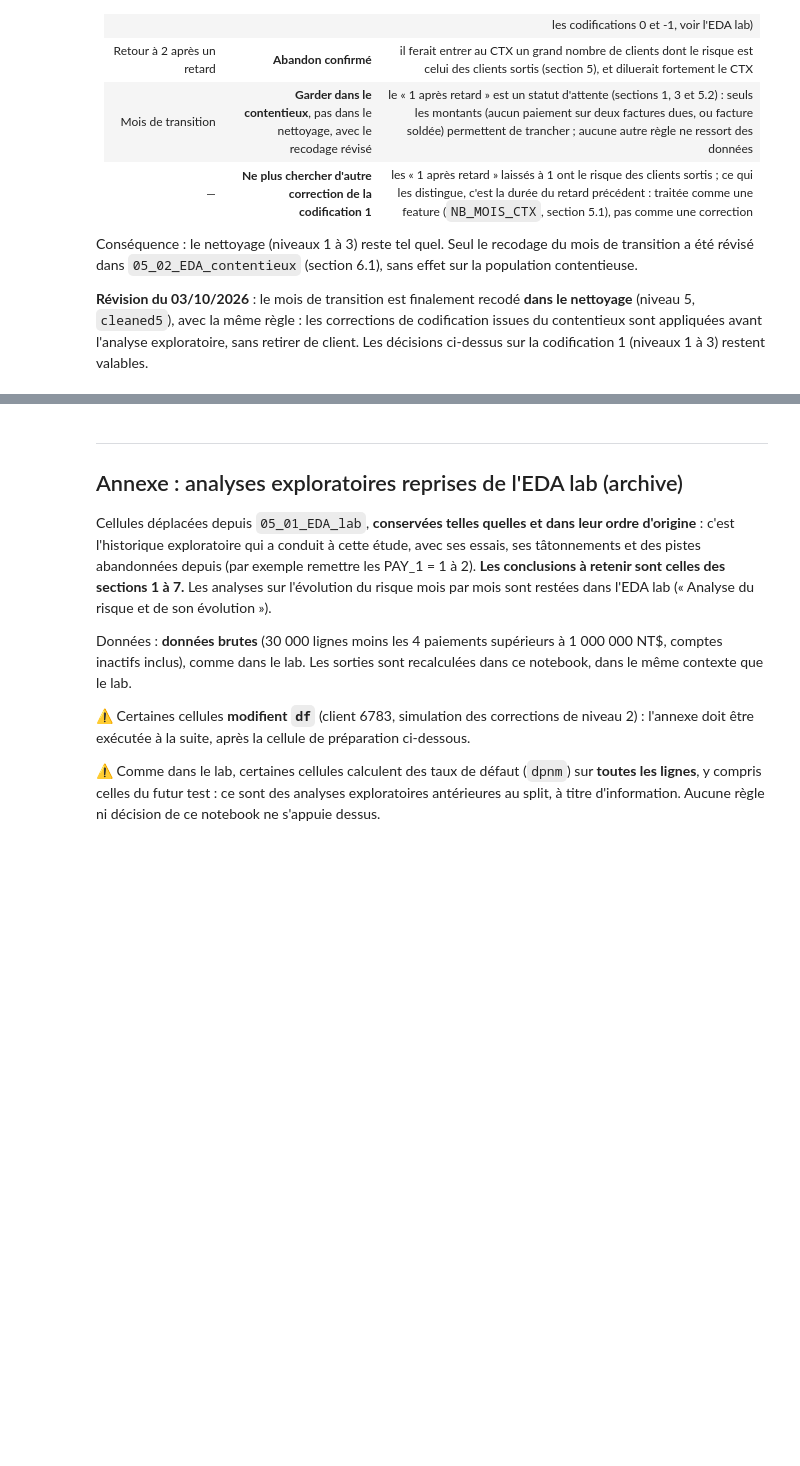
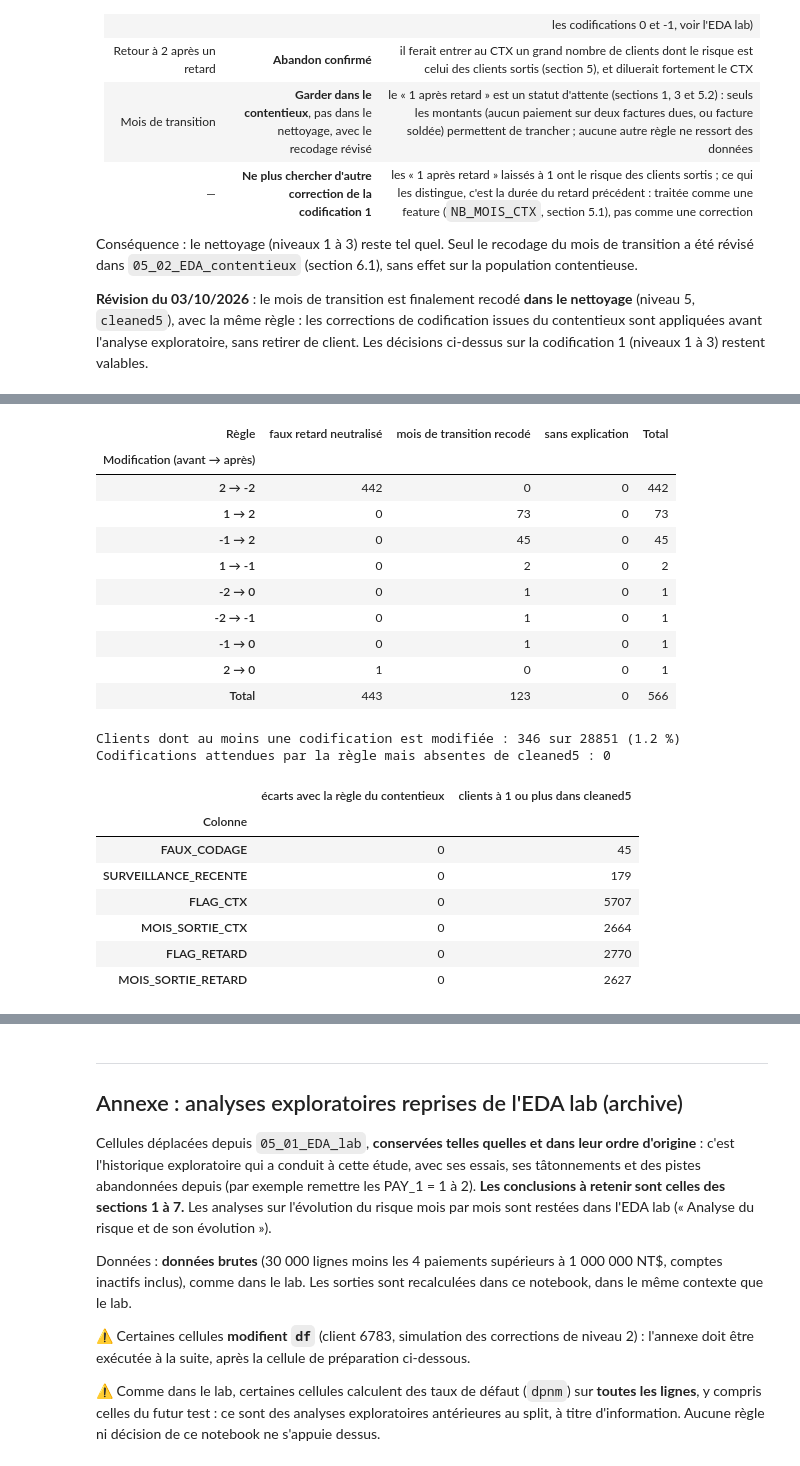
Before and after one commit to johan-mac-59/RiskLens_ML, a Jupyter notebook: src/05_04_EDA_codification1.ipynb, the cells around one changed output, grey strips where cells are left out. Saved outputs shown, nothing was run; the diff lists cells and outputs as text; code cells hidden in the pictures; blank space fills up the shorter version.

```diff
--- a/src/05_04_EDA_codification1.ipynb
+++ b/src/05_04_EDA_codification1.ipynb
@@ -699,0 +719,17 @@ Conséquence : le nettoyage (niveaux 1 à 3) reste tel quel. Seul le recodage du
+# %%
+# Données du contrôle : cleaned4 (avant les corrections de codification) et cleaned5 (après), mêmes lignes
+df_c4 = pd.read_csv(root_dir / "data" / "cleaned4_creditcard.csv")
+df_c5 = pd.read_csv(root_dir / "data" / "cleaned5_creditcard.csv")
+assert (df_c4['ID'].values == df_c5['ID'].values).all(), "cleaned4 et cleaned5 doivent avoir les mêmes lignes"
+
+# Mêmes clients de train que les sections 4 à 6 (le split a été fait sur cleaned3, périmètre S12)
+c4_id, c5_id = df_c4.set_index('ID'), df_c5.set_index('ID')
+assert df_train['ID'].isin(c5_id.index).all()
+train4 = c4_id.loc[df_train['ID']].set_index(df_train.index)
+train5 = c5_id.loc[df_train['ID']].set_index(df_train.index)
+
+# Ce que la règle du contentieux (copies de 05_02, section 0) produit à partir de cleaned4 : la référence attendue
+attendu4, faux_codage4, surveillance4 = corriger_faux_codage(df_c4, neutraliser_endormis=True)
+attendu4['PAY_1'] = recodage_pay1(attendu4)
+statuts_c4 = statut_ctx_regle2(df_c4)
+print(f"cleaned4 et cleaned5 : {len(df_c5)} clients | train relu dans cleaned5 : {len(train5)} clients")
@@ -699,0 +780,52 @@ Conséquence : le nettoyage (niveaux 1 à 3) reste tel quel. Seul le recodage du
+# %%
+# 1. Toutes les modifications entre cleaned4 et cleaned5, rattachées à la règle qui les produit
+etape1, _, _ = corriger_faux_codage(df_c4, neutraliser_endormis=True)      # après neutralisation des faux retards
+lignes = []
+for col in pay_cols:
+    modifie = df_c5[col] != df_c4[col]
+    regle = np.where(etape1[col] != df_c4[col], 'faux retard neutralisé',
+                     np.where((col == 'PAY_1') & (attendu4['PAY_1'] != etape1['PAY_1']), 'mois de transition recodé', 'sans explication'))
+    lignes.append(pd.DataFrame({
+        'Modification (avant → après)': df_c4.loc[modifie, col].astype(int).astype(str) + " → " + df_c5.loc[modifie, col].astype(int).astype(str),
+        'Règle': regle[modifie.to_numpy()],
+    }))
+modifs = pd.concat(lignes, ignore_index=True)
+tableau_modifs = pd.crosstab(modifs['Modification (avant → après)'], modifs['Règle'], margins=True, margins_name='Total')
+if 'sans explication' not in tableau_modifs.columns:
+    tableau_modifs.insert(len(tableau_modifs.columns) - 1, 'sans explication', 0)
+display(pd.concat([tableau_modifs.drop('Total').sort_values('Total', ascending=False), tableau_modifs.loc[['Total']]]))
+clients_modifies = (df_c5[pay_cols] != df_c4[pay_cols]).any(axis=1)
+print(f"Clients dont au moins une codification est modifiée : {clients_modifies.sum()} sur {len(df_c5)} ({clients_modifies.mean() * 100:.1f} %)")
+print(f"Codifications attendues par la règle mais absentes de cleaned5 : {int((attendu4[pay_cols] != df_c5[pay_cols]).sum().sum())}")
+
+# 2. Colonnes de cleaned5 comparées à la règle du contentieux appliquée à cleaned4
+statuts_c4['MOIS_SORTIE_RETARD'] = statuts_c4['MOIS_SORTIE_RETARD'].fillna(-1)   # le niveau 5 met -1 par défaut, jamais vide
+comparaison = pd.DataFrame({
+    'écarts avec la règle du contentieux': {col: int((df_c5[col].astype(float) != statuts_c4[col].astype(float)).sum())
+                                            for col in ['FAUX_CODAGE', 'SURVEILLANCE_RECENTE', 'FLAG_CTX', 'MOIS_SORTIE_CTX', 'FLAG_RETARD', 'MOIS_SORTIE_RETARD']},
+    'clients à 1 ou plus dans cleaned5': {col: int((df_c5[col] >= 1).sum())
+                                          for col in ['FAUX_CODAGE', 'SURVEILLANCE_RECENTE', 'FLAG_CTX', 'MOIS_SORTIE_CTX', 'FLAG_RETARD', 'MOIS_SORTIE_RETARD']},
+})
+display(comparaison.rename_axis('Colonne'))
+# %% [output]
+| Règle | faux retard neutralisé | mois de transition recodé | sans explication | Total |
+| Modification (avant → après) |  |  |  |  |
+| 2 → -2 | 442 | 0 | 0 | 442 |
+| 1 → 2 | 0 | 73 | 0 | 73 |
+| -1 → 2 | 0 | 45 | 0 | 45 |
+| 1 → -1 | 0 | 2 | 0 | 2 |
+| -2 → 0 | 0 | 1 | 0 | 1 |
+| -2 → -1 | 0 | 1 | 0 | 1 |
+| -1 → 0 | 0 | 1 | 0 | 1 |
+| 2 → 0 | 1 | 0 | 0 | 1 |
+| Total | 443 | 123 | 0 | 566 |
+Clients dont au moins une codification est modifiée : 346 sur 28851 (1.2 %)
+Codifications attendues par la règle mais absentes de cleaned5 : 0
+|  | écarts avec la règle du contentieux | clients à 1 ou plus dans cleaned5 |
+| Colonne |  |  |
+| FAUX_CODAGE | 0 | 45 |
+| SURVEILLANCE_RECENTE | 0 | 179 |
+| FLAG_CTX | 0 | 5707 |
+| MOIS_SORTIE_CTX | 0 | 2664 |
+| FLAG_RETARD | 0 | 2770 |
+| MOIS_SORTIE_RETARD | 0 | 2627 |
```
Also changed, not shown: parts of 16 cells of this notebook, 1 other file.
